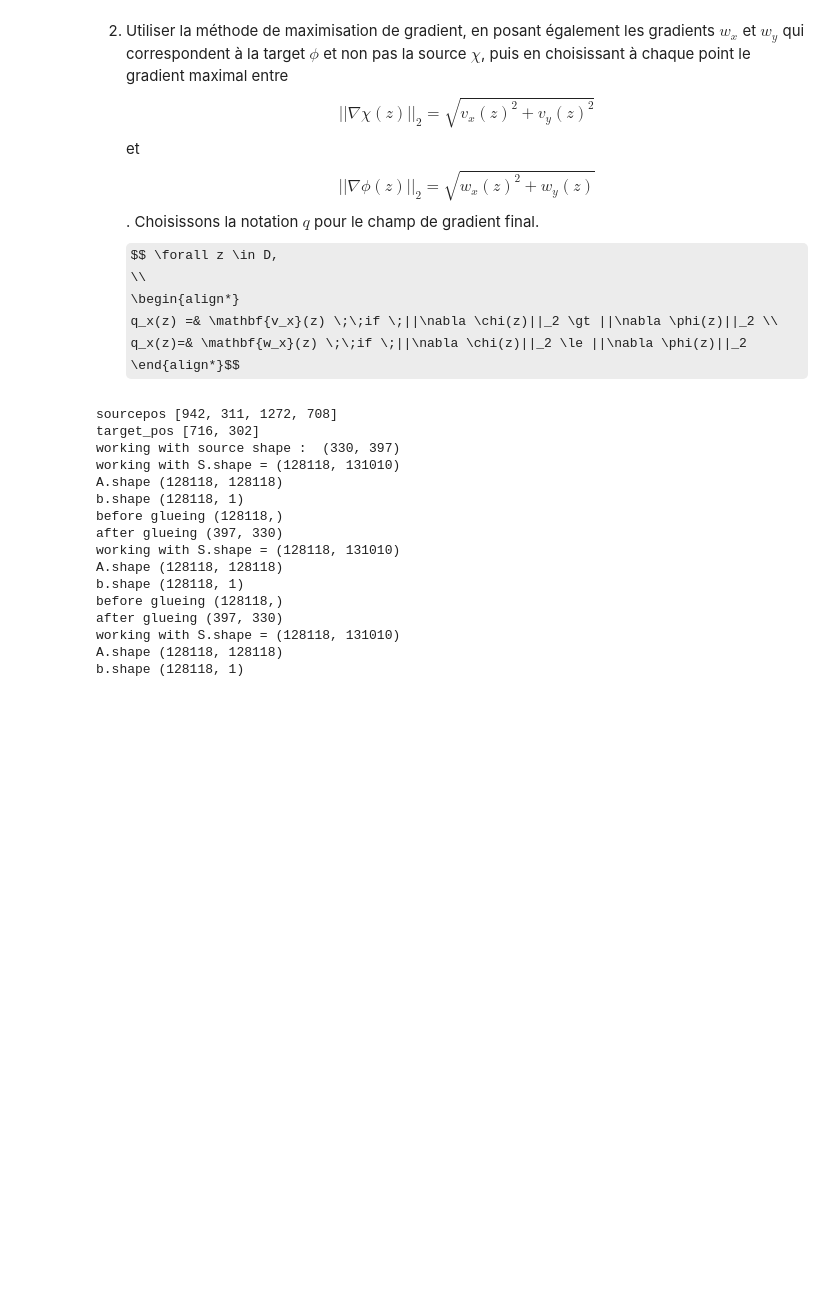
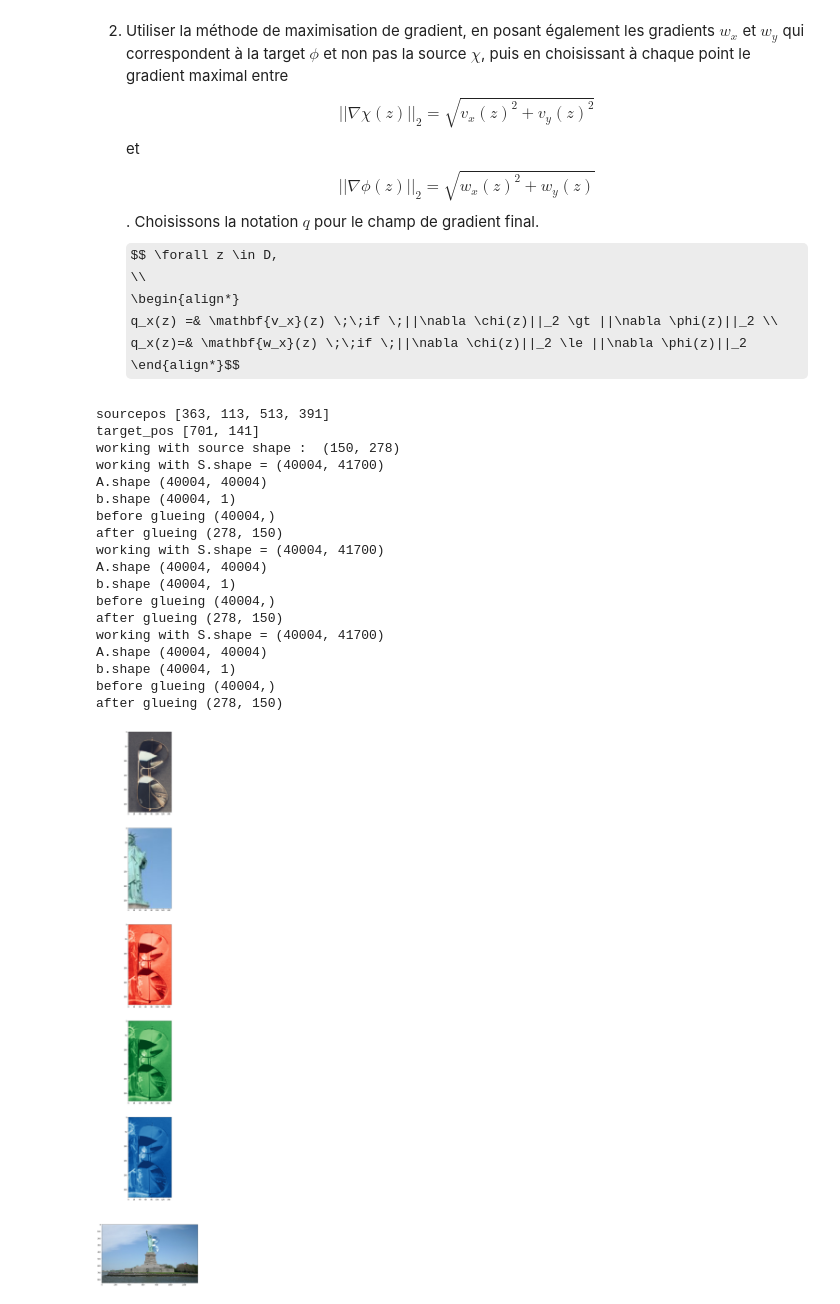
Before and after one commit to trenaudie/Poisson-Image-Editing, a Jupyter notebook: poisson-image.ipynb, the cells around one changed output. Cells and saved outputs as stored; diff of their text form; code cells hidden in the pictures; some formulas as TeX source; blank space fills up the shorter version.

```diff
--- a/poisson-image.ipynb
+++ b/poisson-image.ipynb
@@ -647,31 +644,0 @@ def rebuild_u(u, target, m,n):
-# %%
-target = Image.open("images/objects-final.jpeg").resize((SCREEN_WIDTH//4,SCREEN_HEIGHT//4))
-targred = np.asarray(target)[::,::,0]
-m,n = targred.shape
-plt.imshow(targred, cmap = 'Reds', vmin = 0, vmax = 255 )
-
-mask = make_mask_not_flat2(m,n)
-targred2 = targred.copy()
-targred2[mask == 1] = 0
-print(f"number of lines then cols {m,n}, total: {m*n}")
-print(f"D shape: {mask[mask==1].shape}, total: {mask[mask==1].flatten().shape}")
-
-
-
-
-#calculating (A t) ie (A P_boundary Phi)
-A = lapA2(m,n)
-S =make_S_sparse(m,n)
-
-
-#line to focus on: 702
-
-
-
-print("FOR S dot A dot targ")
-print(targred2[:6,:16])
-print(S[10])
-Adott = A.dot(targred2.flatten())
-print(Adott[712])
-final = S.dot(A.dot(targred2.flatten()))
-print(final[340:360])
@@ -1056,7 +1002,7 @@ def make_b_max(m,n,source, target):
    qx[v_norm <= w_norm,0] = wx[v_norm <= w_norm]
    qy = sc.lil_matrix((m*n,1))
    qy[v_norm > w_norm,0] = vy[v_norm > w_norm]
-   qy[v_norm <= w_norm,0] = vy[v_norm <= w_norm]
+   qy[v_norm <= w_norm,0] = wy[v_norm <= w_norm]
 
 
    #build r
@@ -1152,7 +1098,7 @@ def solve_derivatives_max():
    #the first two plots are source then target
    """m est le nombre de lignes de la matrice rognée, n est le nombre de colonnes"""
 
-   target = Image.open('figs/possion1.png').resize((SCREEN_WIDTH,SCREEN_HEIGHT))
+   target = Image.open('figs/example1/source1.jpg').resize((SCREEN_WIDTH,SCREEN_HEIGHT))
    source = Image.open("images/objects-final.jpeg").resize((SCREEN_WIDTH,SCREEN_HEIGHT))
    source_pos,target_pos = tkinter_img_large(source,target) #[x1,y1,x2,y2], [x1,y1]
    print("sourcepos", source_pos)
@@ -1185,48 +1131,50 @@ def solve_derivatives_max():
       source = source.flatten()
       target = target.flatten()
 
       #A = lapAfinal2(m,n)
       A = lapAfinal2(m,n)
       b = make_b_max(m,n,source,target)
       print(f"A.shape", A.shape)
       print(f"b.shape", b.shape)
       x = sc.linalg.spsolve(A,b)
 
       print("before glueing", x.shape)
       x = rebuild_u(x,target.flatten(),m,n)
       print("after glueing" , x.shape)
       x[x<0] = 0
       x[x>255] = 255
       axes[i+2].imshow(x.astype('uint8'), cmap = c, vmin = 0, vmax = 255)
       final_arr[::,::,i] = x
    final_arr = final_arr.astype('uint8')
 
 
    final_img = Image.fromarray(final_arr)
-   target = Image.open('figs/possion1.png').resize((SCREEN_WIDTH,SCREEN_HEIGHT))
+   target = Image.open('figs/example1/source1.jpg').resize((SCREEN_WIDTH,SCREEN_HEIGHT))
    target.paste(final_img,(target_x,target_y))
    target.show()
    axes[5].imshow(target)
 
 
 
    #merging them together
-
 solve_derivatives_max()
 # %% [output]
-sourcepos [942, 311, 1272, 708]
-target_pos [716, 302]
-working with source shape :  (330, 397)
-working with S.shape = (128118, 131010)
-A.shape (128118, 128118)
-b.shape (128118, 1)
-before glueing (128118,)
-after glueing (397, 330)
-working with S.shape = (128118, 131010)
-A.shape (128118, 128118)
-b.shape (128118, 1)
-before glueing (128118,)
-after glueing (397, 330)
-working with S.shape = (128118, 131010)
-A.shape (128118, 128118)
-b.shape (128118, 1)
+sourcepos [363, 113, 513, 391]
+target_pos [701, 141]
+working with source shape :  (150, 278)
+working with S.shape = (40004, 41700)
+A.shape (40004, 40004)
+b.shape (40004, 1)
+before glueing (40004,)
+after glueing (278, 150)
+working with S.shape = (40004, 41700)
+A.shape (40004, 40004)
+b.shape (40004, 1)
+before glueing (40004,)
+after glueing (278, 150)
+working with S.shape = (40004, 41700)
+A.shape (40004, 40004)
+b.shape (40004, 1)
+before glueing (40004,)
+after glueing (278, 150)
+[figure, added]
```
Also changed, not shown: parts of 8 cells of this notebook, 18 other files.
